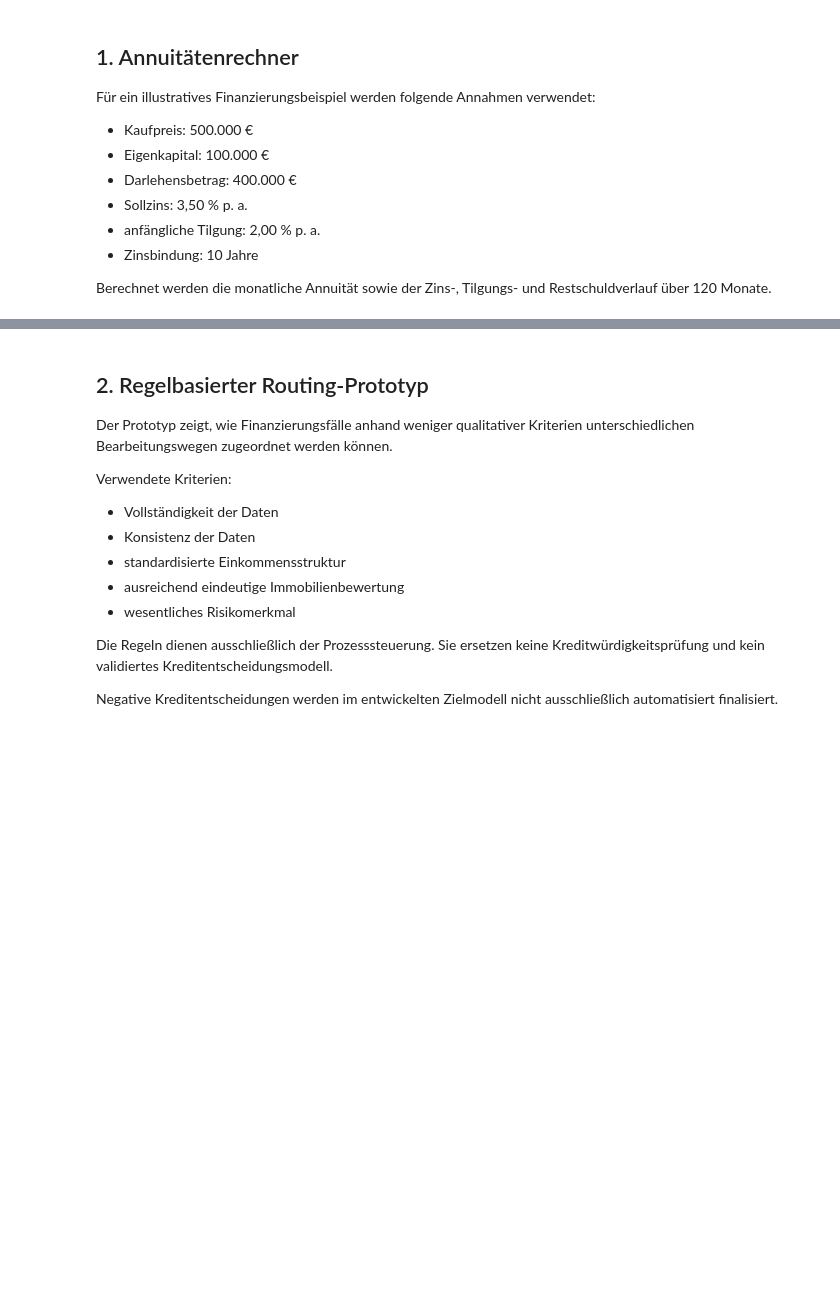
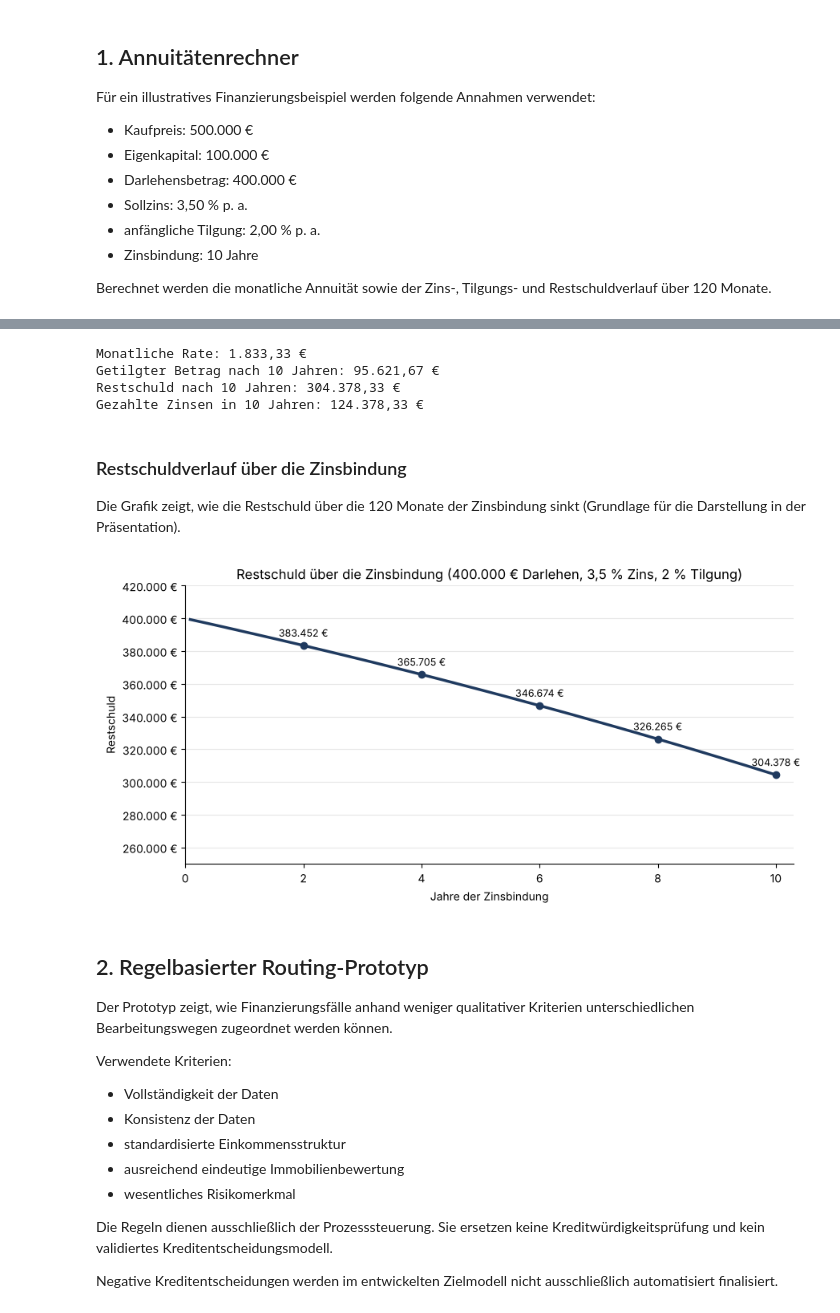
Before and after one commit to ashkln-hub/digitale-immobilienfinanzierung-python, a Jupyter notebook: Digitale_Immobilienfinanzierung.ipynb, the cells around one changed output, grey strips where cells are left out. Saved outputs shown, nothing was run; the diff lists cells and outputs as text; code cells hidden in the pictures; blank space fills up the shorter version.

```diff
--- a/Digitale_Immobilienfinanzierung.ipynb
+++ b/Digitale_Immobilienfinanzierung.ipynb
@@ -26,6 +26,11 @@ Für ein illustratives Finanzierungsbeispiel werden folgende Annahmen verwendet:
 
 Berechnet werden die monatliche Annuität sowie der Zins-, Tilgungs- und Restschuldverlauf über 120 Monate.
 # %%
+def eur(betrag, nachkomma=2):
+    """Formatiert einen Betrag im deutschen Format, z. B. 1.833,33 €."""
+    text = f"{betrag:,.{nachkomma}f}"
+    return text.replace(",", "X").replace(".", ",").replace("X", ".") + " €"
+
 kaufpreis = 500_000
 eigenkapital = 100_000
 darlehen = kaufpreis - eigenkapital
@@ -39,5 +44,5 @@ monatszins = sollzins / 12
 
 monatsrate = darlehen * (sollzins + anfaengliche_tilgung) / 12
 
-print(f"Darlehensbetrag: {darlehen:,.2f} €")
-print(f"Monatliche Rate: {monatsrate:,.2f} €")
+print(f"Darlehensbetrag: {eur(darlehen)}")
+print(f"Monatliche Rate: {eur(monatsrate)}")
@@ -70,10 +85,47 @@ gezahlte_zinsen = (
     tilgungsplan_df["Zinsanteil"].sum()
 )
 
-print(f"Monatliche Rate: {monatsrate:,.2f} €")
-print(f"Getilgter Betrag nach 10 Jahren: {getilgter_betrag:,.2f} €")
-print(f"Restschuld nach 10 Jahren: {restschuld_10_jahre:,.2f} €")
-print(f"Gezahlte Zinsen in 10 Jahren: {gezahlte_zinsen:,.2f} €")
+print(f"Monatliche Rate: {eur(monatsrate)}")
+print(f"Getilgter Betrag nach 10 Jahren: {eur(getilgter_betrag)}")
+print(f"Restschuld nach 10 Jahren: {eur(restschuld_10_jahre)}")
+print(f"Gezahlte Zinsen in 10 Jahren: {eur(gezahlte_zinsen)}")
+# %% [output]
+Monatliche Rate: 1.833,33 €
+Getilgter Betrag nach 10 Jahren: 95.621,67 €
+Restschuld nach 10 Jahren: 304.378,33 €
+Gezahlte Zinsen in 10 Jahren: 124.378,33 €
+# %% [markdown]
+### Restschuldverlauf über die Zinsbindung
+
+Die Grafik zeigt, wie die Restschuld über die 120 Monate der Zinsbindung sinkt (Grundlage für die Darstellung in der Präsentation).
+# %%
+import matplotlib.pyplot as plt
+from matplotlib.ticker import FuncFormatter
+
+fig, ax = plt.subplots(figsize=(9, 4.5))
+jahre = tilgungsplan_df["Monat"] / 12
+ax.plot(jahre, tilgungsplan_df["Restschuld"], color="#1f3a5f", linewidth=2.5)
+
+# Jahresendwerte markieren
+jahresende = tilgungsplan_df[tilgungsplan_df["Monat"] % 24 == 0]
+ax.scatter(jahresende["Monat"] / 12, jahresende["Restschuld"], color="#1f3a5f", zorder=3)
+for _, zeile in jahresende.iterrows():
+    ax.annotate(eur(zeile["Restschuld"], 0), (zeile["Monat"] / 12, zeile["Restschuld"]),
+                textcoords="offset points", xytext=(0, 8), ha="center", fontsize=9)
+
+ax.set_title("Restschuld über die Zinsbindung (400.000 € Darlehen, 3,5 % Zins, 2 % Tilgung)")
+ax.set_xlabel("Jahre der Zinsbindung")
+ax.set_ylabel("Restschuld")
+ax.yaxis.set_major_formatter(FuncFormatter(lambda y, _: eur(y, 0)))
+ax.set_xlim(0, 10.3)
+ax.set_ylim(250_000, 420_000)
+ax.grid(axis="y", alpha=0.3)
+ax.spines[["top", "right"]].set_visible(False)
+plt.tight_layout()
+plt.savefig("restschuld.png", dpi=150)
+plt.show()
+# %% [output]
+[figure, added]
 # %% [markdown]
 ## 2. Regelbasierter Routing-Prototyp
 
```
Also changed, not shown: parts of 6 cells of this notebook, 3 other files.
